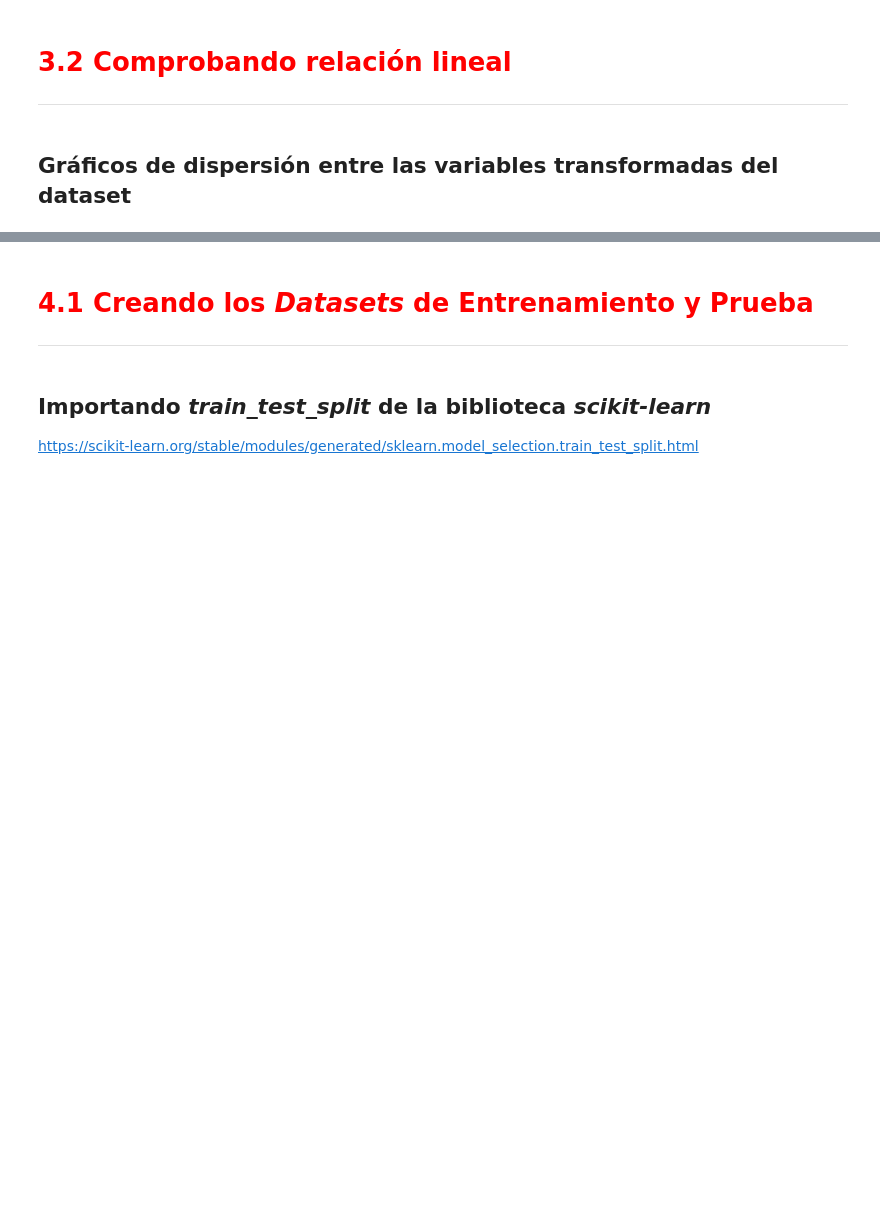
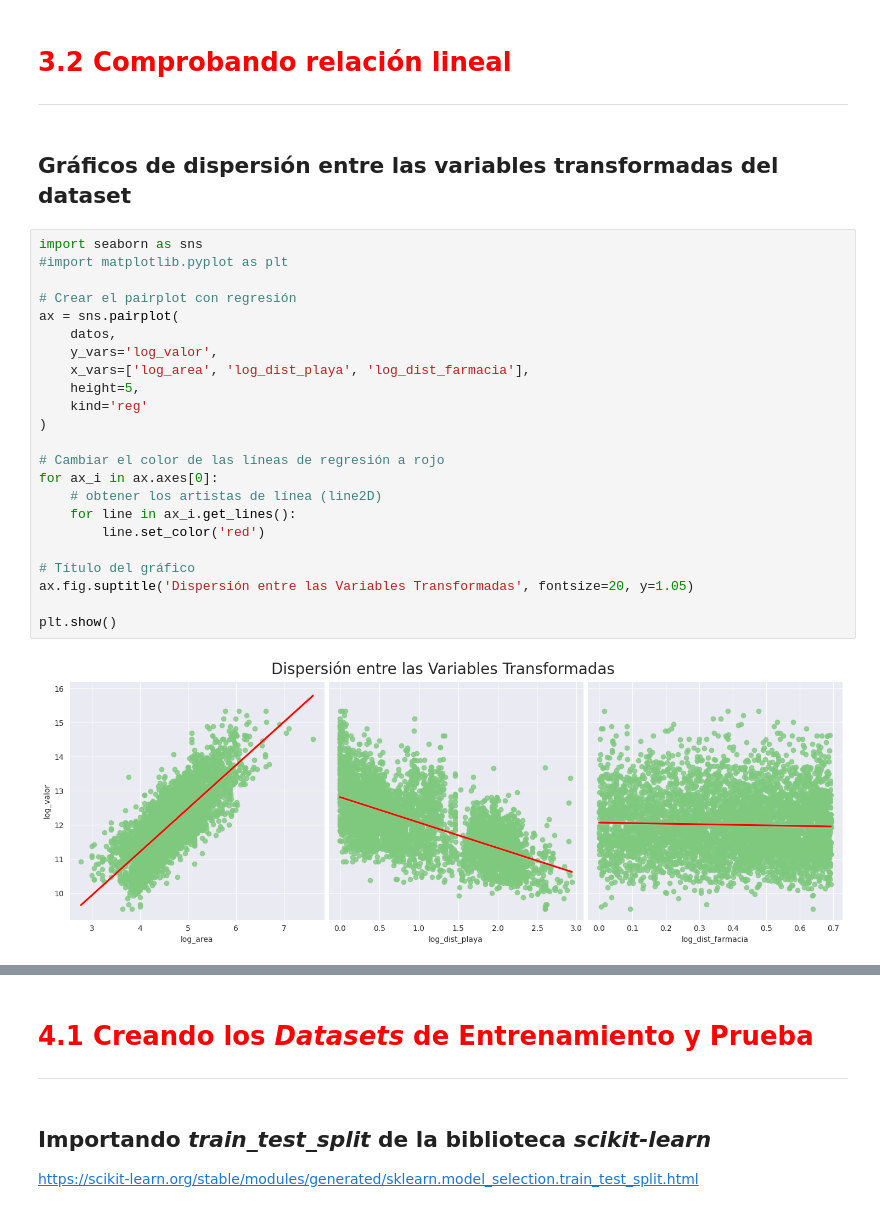
Before and after one commit to MyAppsTest/regresion-linea-tecnicas-avanzadas, a Jupyter notebook: Regresión_Lineal_II.ipynb, the cells around one changed output, grey strips where cells are left out. Drawn from its saved outputs; the diff is of its cells as text; blank space fills up the shorter version.

```diff
--- a/Regresión_Lineal_II.ipynb
+++ b/Regresión_Lineal_II.ipynb
@@ -212,4 +234,29 @@ ax
 <hr style='border: 2px solid red;'>
 # %% [markdown]
 ## Gráficos de dispersión entre las variables transformadas del dataset
+# %%
+import seaborn as sns
+#import matplotlib.pyplot as plt
+
+# Crear el pairplot con regresión
+ax = sns.pairplot(
+    datos,
+    y_vars='log_valor',
+    x_vars=['log_area', 'log_dist_playa', 'log_dist_farmacia'],
+    height=5,
+    kind='reg'
+)
+
+# Cambiar el color de las líneas de regresión a rojo
+for ax_i in ax.axes[0]:
+    # obtener los artistas de línea (line2D)
+    for line in ax_i.get_lines():
+        line.set_color('red')
+
+# Título del gráfico
+ax.fig.suptitle('Dispersión entre las Variables Transformadas', fontsize=20, y=1.05)
+
+plt.show()
+# %% [output]
+[figure, added]
 # %%
```
Also changed, not shown: parts of 21 cells of this notebook.
